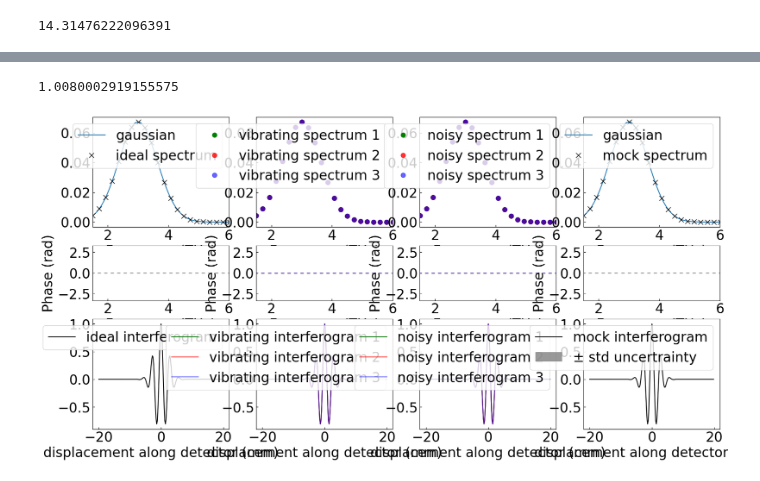
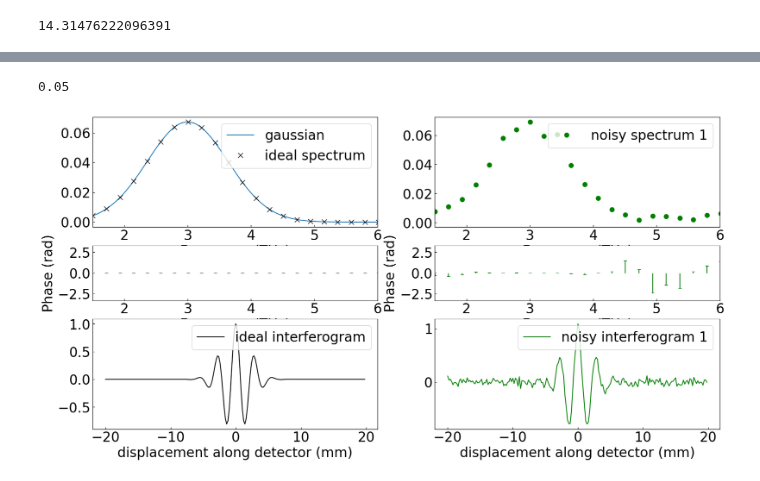
Before and after one commit to Jammi-Dodgers/THz-Compressed-Sensing, a Jupyter notebook: mock_interferograms_1d.ipynb, the cells around one changed output, grey strips where cells are left out. Drawn from its saved outputs; the diff is of its cells as text; code cells hidden in the pictures.

Commit message:
averaging is not nessisary to find error. error = sigma, uncertainty = sigma/sqrt(N)

```diff
--- a/mock_interferograms_1d.ipynb
+++ b/mock_interferograms_1d.ipynb
@@ -18,7 +18,7 @@ pixel_pitch = 200 #in um
 central_freq = 3.0 #in THz
 FWHM_freq = 1.5 #in THz
 theta = 60 #in arcminutes
-number_of_averages = 30 #Frames can be averaged to reduce noise during pre or post-processing. Will allow us to measure the variance.
+signal_to_noise = 20 # maximum S:N
 # %%
 central_wavenumber = 2*np.sin(np.deg2rad(theta/60)) *(central_freq*1e12) /C #periodicity of the fringes as it appears on the camera in m^-1
 FWHM_wavenumber = 2*np.sin(np.deg2rad(theta/60)) *(FWHM_freq*1e12) /C # in m^-1
@@ -78,18 +45,15 @@ vibration_amps = (vibration_amps *np.exp(1j *freqs[None, :]*1e12 *noise[:, None]
 # %%
 ####### IFFT TO MAKE INTERFEROGRAMS ###########
 
-vibration_intensity = np.fft.irfft(vibration_amps, norm= "forward", axis= 1, n= array_length)
+vibration_intensity = np.fft.irfft(amplitudes, norm= "forward", n= array_length)
 # %%
 ####### ADD READ NOISE ########
 
-read_noise_sigma = 0.0
+read_noise_sigma = 1/signal_to_noise # as a fraction of the interferogram peak signal.
+print(read_noise_sigma)
 
-noise = np.random.normal(0, read_noise_sigma, (number_of_averages, array_length))
+noise = np.random.normal(0, read_noise_sigma, (array_length))
 noisy_intensity = vibration_intensity +noise
-noisy_amps = np.fft.rfft(noisy_intensity, norm= "forward", axis= 1)
+noisy_amps = np.fft.rfft(noisy_intensity, norm= "forward")
+# %% [output]
+0.05
-# %%
-n = np.random.normal(0, 1, 1000)
-std = np.std(n)
-print(std)
-# %% [output]
-1.0080002919155575
@@ -104,81 +61,43 @@ averaged_amps = np.fft.rfft(averaged_intensity, norm= "forward")
 ########## SHIFT ALL INTERFEROGRAMS AROUND 0 ############
 
 intensity = np.fft.fftshift(intensity)
-vibration_intensity = np.fft.fftshift(vibration_intensity, axes= 1)
-noisy_intensity = np.fft.fftshift(noisy_intensity, axes= 1)
-averaged_intensity = np.fft.fftshift(averaged_intensity)
-uncertainty = np.fft.fftshift(uncertainty)
+vibration_intensity = np.fft.fftshift(vibration_intensity)
+noisy_intensity = np.fft.fftshift(noisy_intensity)
 # %%
 ########## MEGACHONKER GRAPH ##############
 
-mosaic = [["spec 1", "spec 2", "spec 3", "spec 4",],
-          ["phase 1", "phase 2", "phase 3", "phase 4",],
-          ["ifft 1", "ifft 2", "ifft 3", "ifft 4"]]
+mosaic = [["spec 1", "spec 2"],
+          ["phase 1", "phase 2"],
+          ["ifft 1", "ifft 2"]]
 
 fig, axs = plt.subplot_mosaic(mosaic, figsize= (20,10), height_ratios= (1, 0.5, 1))
 
 axs["spec 1"].plot(oversampled_freqs, np.abs(oversampled_amps), label= "gaussian")
 axs["spec 1"].plot(freqs, np.abs(amplitudes), linestyle= "None", marker= "x", markersize= 8, color= "k", label= "ideal spectrum")
 axs["spec 1"].set(xlabel= "Frequency (THz)", xlim= (central_freq-FWHM_freq, central_freq+2*FWHM_freq))
 axs["spec 1"].legend(loc ="upper right")
 
 axs["phase 1"].stem(freqs, np.angle(amplitudes), markerfmt ="k_", basefmt= "None", linefmt= "k")
 axs["phase 1"].set(xlabel= "Frequency (THz)", ylabel= "Phase (rad)", xlim= (central_freq-FWHM_freq, central_freq+2*FWHM_freq), ylim= (-3.3, 3.3))
 
 axs["ifft 1"].plot(displacement, intensity, color= "k", label= "ideal interferogram")
 axs["ifft 1"].set(xlabel= "displacement along detector (mm)")
 axs["ifft 1"].legend(loc ="upper right")
 
-axs["spec 2"].plot(freqs, np.abs(vibration_amps[0]), linestyle= "None", marker= "o", markersize= 8, color= "green", alpha= 1, label= "vibrating spectrum 1")
-axs["spec 2"].plot(freqs, np.abs(vibration_amps[1]), linestyle= "None", marker= "o", markersize= 8, color= "red", alpha= 0.8, label= "vibrating spectrum 2")
-axs["spec 2"].plot(freqs, np.abs(vibration_amps[2]), linestyle= "None", marker= "o", markersize= 8, color= "blue", alpha= 0.6, label= "vibrating spectrum 3")
+axs["spec 2"].plot(freqs, np.abs(noisy_amps), linestyle= "None", marker= "o", markersize= 8, color= "green", alpha= 1, label= "noisy spectrum 1")
 axs["spec 2"].set(xlabel= "Frequency (THz)", xlim= (central_freq-FWHM_freq, central_freq+2*FWHM_freq))
 axs["spec 2"].legend(loc ="upper right")
 
-axs["phase 2"].stem(freqs, np.angle(vibration_amps[0]), markerfmt ="g_", basefmt= "None", linefmt= "g")
-axs["phase 2"].stem(freqs, np.angle(vibration_amps[1]), markerfmt ="r_", basefmt= "None", linefmt= "r")
-axs["phase 2"].stem(freqs, np.angle(vibration_amps[2]), markerfmt ="b_", basefmt= "None", linefmt= "b")
+axs["phase 2"].stem(freqs, np.angle(noisy_amps), markerfmt ="g_", basefmt= "None", linefmt= "g")
 axs["phase 2"].set(xlabel= "Frequency (THz)", ylabel= "Phase (rad)", xlim= (central_freq-FWHM_freq, central_freq+2*FWHM_freq), ylim= (-3.3, 3.3))
 
-axs["ifft 2"].plot(displacement, vibration_intensity[0], color= "green", alpha= 1, label= "vibrating interferogram 1")
-axs["ifft 2"].plot(displacement, vibration_intensity[1], color= "red", alpha= 0.8, label= "vibrating interferogram 2")
-axs["ifft 2"].plot(displacement, vibration_intensity[2], color= "blue", alpha= 0.6, label= "vibrating interferogram 3")
+axs["ifft 2"].plot(displacement, noisy_intensity, color= "green", alpha= 1, label= "noisy interferogram 1")
 axs["ifft 2"].set(xlabel= "displacement along detector (mm)")
 axs["ifft 2"].legend(loc ="upper right")
 
-axs["spec 3"].plot(freqs, np.abs(noisy_amps[0]), linestyle= "None", marker= "o", markersize= 8, color= "green", alpha= 1, label= "noisy spectrum 1")
-axs["spec 3"].plot(freqs, np.abs(noisy_amps[1]), linestyle= "None", marker= "o", markersize= 8, color= "red", alpha= 0.8, label= "noisy spectrum 2")
-axs["spec 3"].plot(freqs, np.abs(noisy_amps[2]), linestyle= "None", marker= "o", markersize= 8, color= "blue", alpha= 0.6, label= "noisy spectrum 3")
-axs["spec 3"].set(xlabel= "Frequency (THz)", xlim= (central_freq-FWHM_freq, central_freq+2*FWHM_freq))
-axs["spec 3"].legend(loc ="upper right")
-
-axs["phase 3"].stem(freqs, np.angle(noisy_amps[0]), markerfmt ="g_", basefmt= "None", linefmt= "g")
-axs["phase 3"].stem(freqs, np.angle(noisy_amps[1]), markerfmt ="r_", basefmt= "None", linefmt= "r")
-axs["phase 3"].stem(freqs, np.angle(noisy_amps[2]), markerfmt ="b_", basefmt= "None", linefmt= "b")
-axs["phase 3"].set(xlabel= "Frequency (THz)", ylabel= "Phase (rad)", xlim= (central_freq-FWHM_freq, central_freq+2*FWHM_freq), ylim= (-3.3, 3.3))
-
-axs["ifft 3"].plot(displacement, noisy_intensity[0], color= "green", alpha= 1, label= "noisy interferogram 1")
-axs["ifft 3"].plot(displacement, noisy_intensity[1], color= "red", alpha= 0.8, label= "noisy interferogram 2")
-axs["ifft 3"].plot(displacement, noisy_intensity[2], color= "blue", alpha= 0.6, label= "noisy interferogram 3")
-axs["ifft 3"].set(xlabel= "displacement along detector (mm)")
-axs["ifft 3"].legend(loc ="upper right")
-
-axs["spec 4"].plot(oversampled_freqs, np.abs(oversampled_amps), label= "gaussian")
-axs["spec 4"].plot(freqs, np.abs(averaged_amps), linestyle= "None", marker= "x", markersize= 8, color= "k", label= "mock spectrum")
-axs["spec 4"].set(xlabel= "Frequency (THz)", xlim= (central_freq-FWHM_freq, central_freq+2*FWHM_freq))
-axs["spec 4"].legend(loc ="upper right")
-
-axs["phase 4"].stem(freqs, np.angle(averaged_amps), markerfmt ="k_", basefmt= "None", linefmt= "k")
-axs["phase 4"].set(xlabel= "Frequency (THz)", ylabel= "Phase (rad)", xlim= (central_freq-FWHM_freq, central_freq+2*FWHM_freq), ylim= (-3.3, 3.3))
-
-axs["ifft 4"].plot(displacement, averaged_intensity, color= "k", label= "mock interferogram")
-axs["ifft 4"].set(xlabel= "displacement along detector (mm)")
-axs["ifft 4"].fill_between(displacement, averaged_intensity-uncertainty, averaged_intensity+uncertainty, facecolor= "gray", alpha= 0.8, label= "± std uncertrainty")
-axs["ifft 4"].legend(loc ="upper right")
-
 plt.show()
 # %% [output]
-[figure, old version]
+[figure, new version]
 # %%
 fig, axs = plt.subplots(2,1, figsize= (12,8), gridspec_kw= {"hspace": 0.35})
 
```
Also changed, not shown: parts of 6 cells of this notebook, 1 other file.
